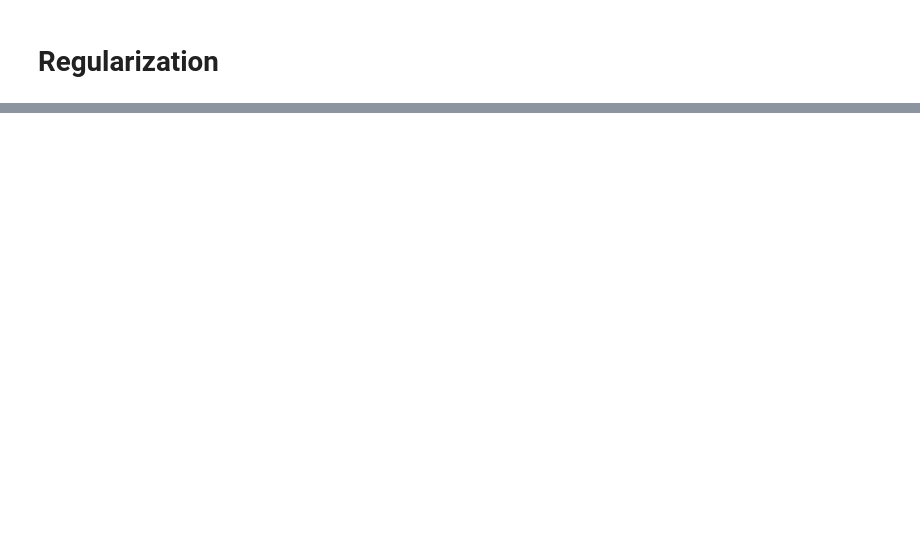
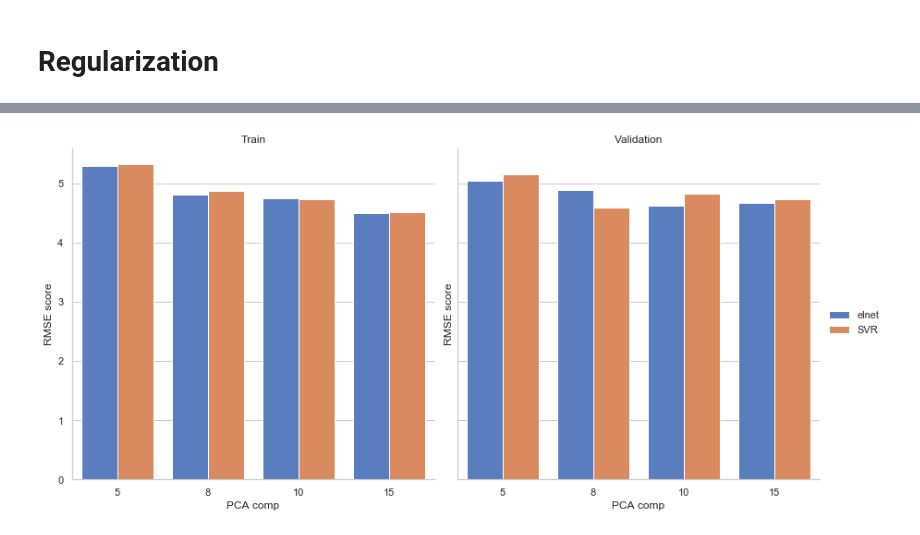
Before and after one commit to rudloffl/open-nirs, a Jupyter notebook: notebooks/D1 - result review.ipynb, the cells around one changed output, grey strips where cells are left out. Cells and saved outputs as stored; diff of their text form; code cells hidden in the pictures; blank space fills up the shorter version.

```diff
--- a/notebooks/D1 - result review.ipynb
+++ b/notebooks/D1 - result review.ipynb
@@ -88,0 +95,15 @@ results[['alpha', 'l1_ratio', 'C', 'epsilon']]
+# %%
+results = pd.DataFrame()
+for file in [f for f in os.listdir('../data/') if f.endswith('analysis.csv')]:
+    df = pd.read_csv('../data/{}'.format(file), index_col=[0]).T
+    df.index.name='PCA comp'
+    df.reset_index(inplace=True)
+    for col in df.columns:
+        df[col] = pd.to_numeric(df[col], errors='ignore')
+    regsys = pd.DataFrame({'reg':[file.split('_')[0] for x in range(df.shape[0])]})
+    df=pd.concat([df, regsys],axis=1)
+
+    results = pd.concat([results, df],sort=True)
+
+results.fillna('NA', inplace=True)
+results
@@ -88,0 +120,8 @@ results[['alpha', 'l1_ratio', 'C', 'epsilon']]
+# %%
+subset = results[['PCA comp', 'reg', 'RMSE CV train', 'RMSE test', 'R2 CV train', 'R2 test']]
+
+subset = subset.melt(['reg', 'PCA comp'])
+subset['serie'] = subset['variable'].apply(lambda x: 'Train' if x.endswith('train') else 'Validation')
+subset['score'] = subset['variable'].apply(lambda x: 'RMSE' if x.startswith('RMSE') else 'R2')
+subset.drop('variable', inplace=True, axis=1)
+subset#.groupby(['PCA comp','reg', 'serie', 'score']).mean()
@@ -88,0 +149,10 @@ results[['alpha', 'l1_ratio', 'C', 'epsilon']]
+# %%
+#sns.FacetGrid(subset, col='reg', row='serie')
+sns.set(style="whitegrid")
+g = sns.FacetGrid(subset[subset['score'] == 'RMSE'], col="serie", height = 6)
+g = g.map(sns.barplot, 'PCA comp', 'value', 'reg', palette='muted', ).add_legend().set_titles('{col_name}').set(ylabel='RMSE score')
+
+plt.savefig('results - RMSE comp.png', bbox_inches = 'tight')
+plt.show()
+# %% [output]
+[figure, added]
```
Also changed, not shown: parts of 12 cells of this notebook, 8 other files.
